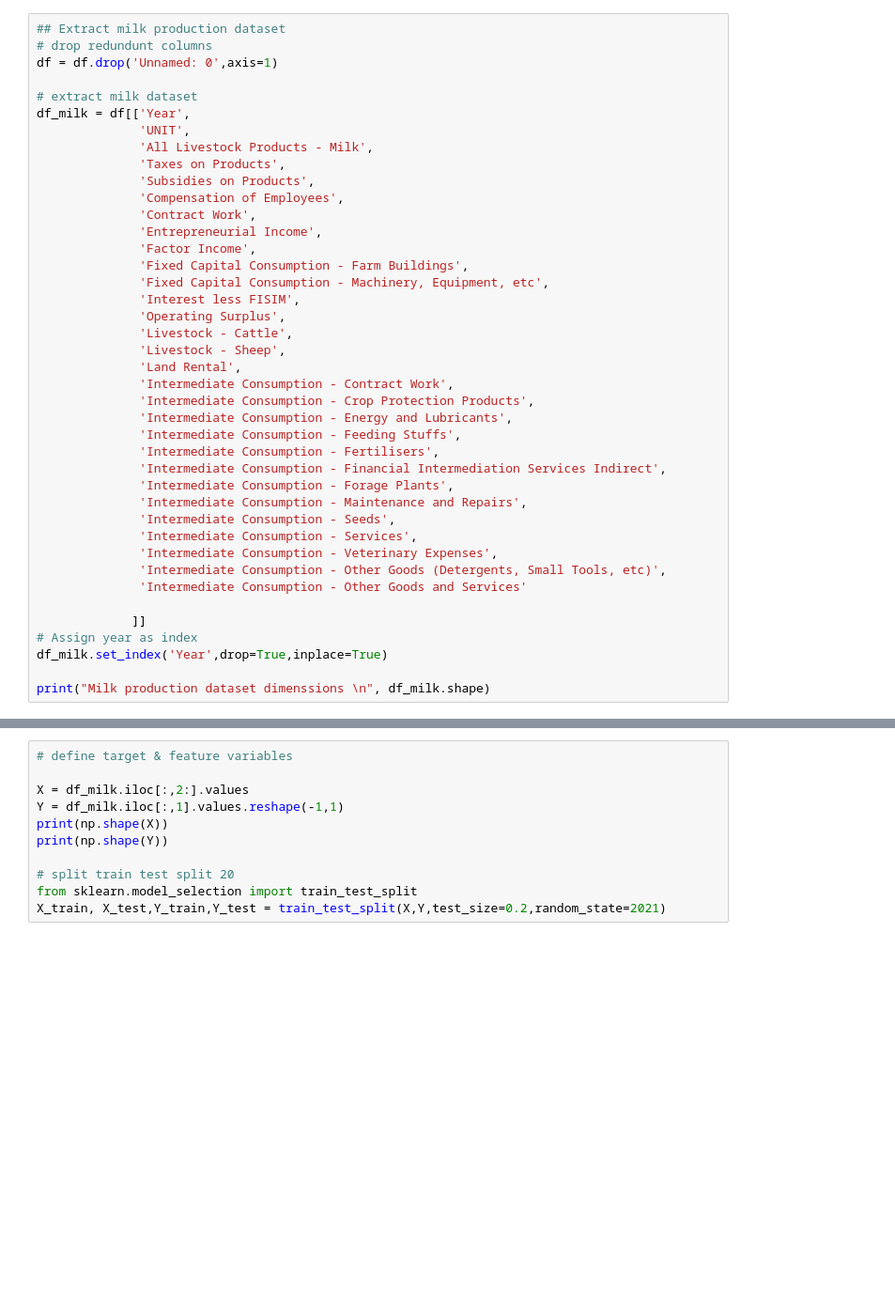
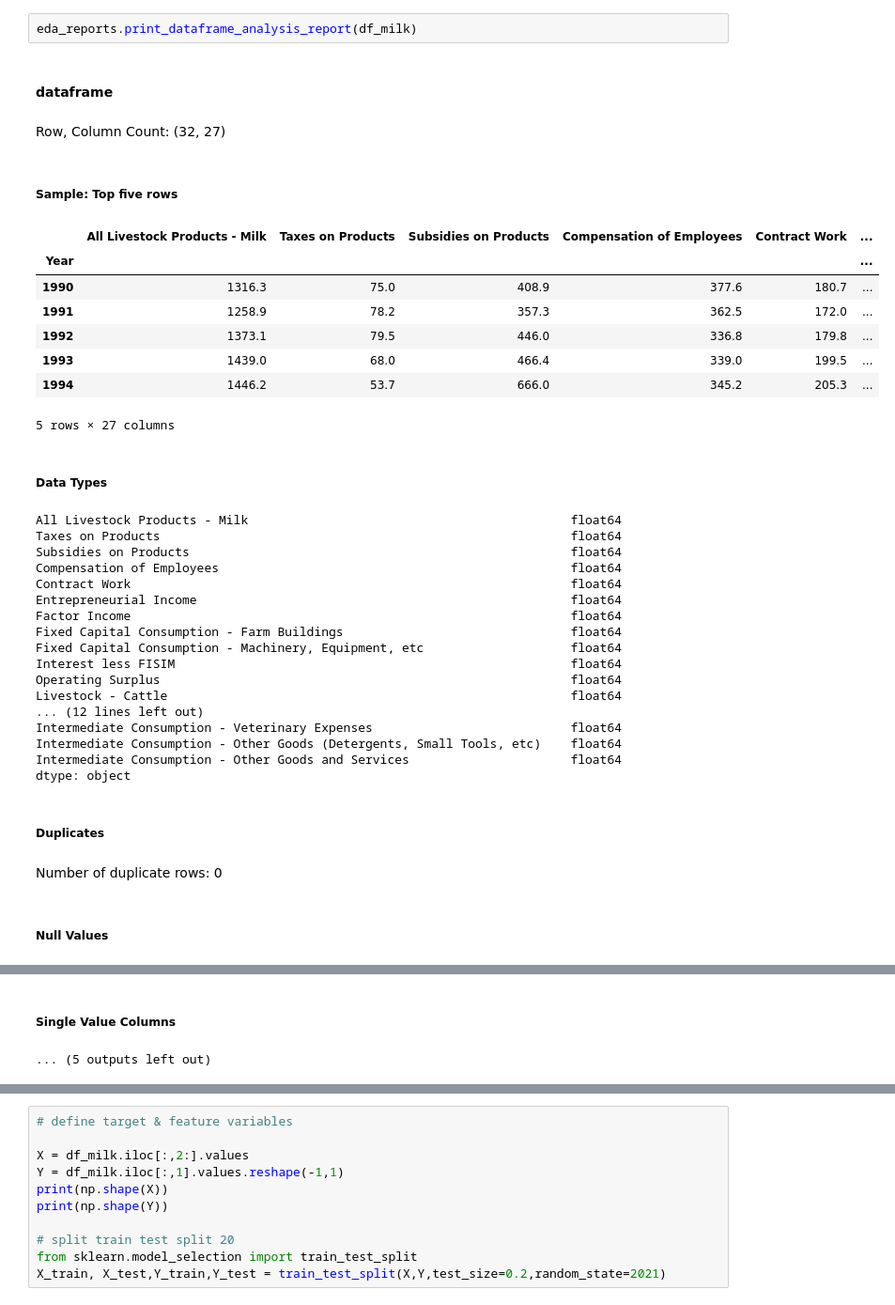
Before and after one commit to TahirAwwad/agriculture-data-analytics, a Jupyter notebook: notebooks/notebook-03-Model-milk-production.ipynb, the cells around one changed output, grey strips where cells are left out. Shown: that part at 94% size. Cells and saved outputs as stored; diff of their text form; blank space fills up the shorter version.

```diff
--- a/notebooks/notebook-03-Model-milk-production.ipynb
+++ b/notebooks/notebook-03-Model-milk-production.ipynb
@@ -31,41 +148,35 @@ data column info
 # %%
-## Extract milk production dataset
-# drop redundunt columns
-df = df.drop('Unnamed: 0',axis=1)
-
-# extract milk dataset
-df_milk = df[['Year',
-              'UNIT',
-              'All Livestock Products - Milk',
-              'Taxes on Products',
-              'Subsidies on Products',
-              'Compensation of Employees',
-              'Contract Work',
-              'Entrepreneurial Income',
-              'Factor Income',
-              'Fixed Capital Consumption - Farm Buildings',
-              'Fixed Capital Consumption - Machinery, Equipment, etc',
-              'Interest less FISIM',
-              'Operating Surplus',
-              'Livestock - Cattle',
-              'Livestock - Sheep',
-              'Land Rental',
-              'Intermediate Consumption - Contract Work',
-              'Intermediate Consumption - Crop Protection Products',
-              'Intermediate Consumption - Energy and Lubricants',
-              'Intermediate Consumption - Feeding Stuffs',
-              'Intermediate Consumption - Fertilisers',
-              'Intermediate Consumption - Financial Intermediation Services Indirect',
-              'Intermediate Consumption - Forage Plants',
-              'Intermediate Consumption - Maintenance and Repairs',
-              'Intermediate Consumption - Seeds',
-              'Intermediate Consumption - Services',
-              'Intermediate Consumption - Veterinary Expenses',
-              'Intermediate Consumption - Other Goods (Detergents, Small Tools, etc)',
-              'Intermediate Consumption - Other Goods and Services'
-
-             ]]
-# Assign year as index
-df_milk.set_index('Year',drop=True,inplace=True)
-
-print("Milk production dataset dimenssions \n", df_milk.shape)
+eda_reports.print_dataframe_analysis_report(df_milk)
+# %% [output]
+dataframe
+Row, Column Count: (32, 27)
+Sample: Top five rows
+|  | All Livestock Products - Milk | Taxes on Products | Subsidies on Products | Compensation of Employees | Contract Work | ... |
+| Year |  |  |  |  |  | ... |
+| 1990 | 1316.3 | 75.0 | 408.9 | 377.6 | 180.7 | ... |
+| 1991 | 1258.9 | 78.2 | 357.3 | 362.5 | 172.0 | ... |
+| 1992 | 1373.1 | 79.5 | 446.0 | 336.8 | 179.8 | ... |
+| 1993 | 1439.0 | 68.0 | 466.4 | 339.0 | 199.5 | ... |
+| 1994 | 1446.2 | 53.7 | 666.0 | 345.2 | 205.3 | ... |
+5 rows × 27 columns
+Data Types
+All Livestock Products - Milk                                            float64
+Taxes on Products                                                        float64
+Subsidies on Products                                                    float64
+Compensation of Employees                                                float64
+Contract Work                                                            float64
+Entrepreneurial Income                                                   float64
+Factor Income                                                            float64
+Fixed Capital Consumption - Farm Buildings                               float64
+Fixed Capital Consumption - Machinery, Equipment, etc                    float64
+Interest less FISIM                                                      float64
+Operating Surplus                                                        float64
+Livestock - Cattle                                                       float64
+... (12 lines left out)
+Intermediate Consumption - Veterinary Expenses                           float64
+Intermediate Consumption - Other Goods (Detergents, Small Tools, etc)    float64
+Intermediate Consumption - Other Goods and Services                      float64
+dtype: object
+Duplicates
+Number of duplicate rows: 0
+Null Values
@@ -71,0 +200,2 @@ print("Milk production dataset dimenssions \n", df_milk.shape)
+Single Value Columns
+... (5 outputs left out)
```
Also changed, not shown: parts of 24 cells of this notebook, 1 other file.
